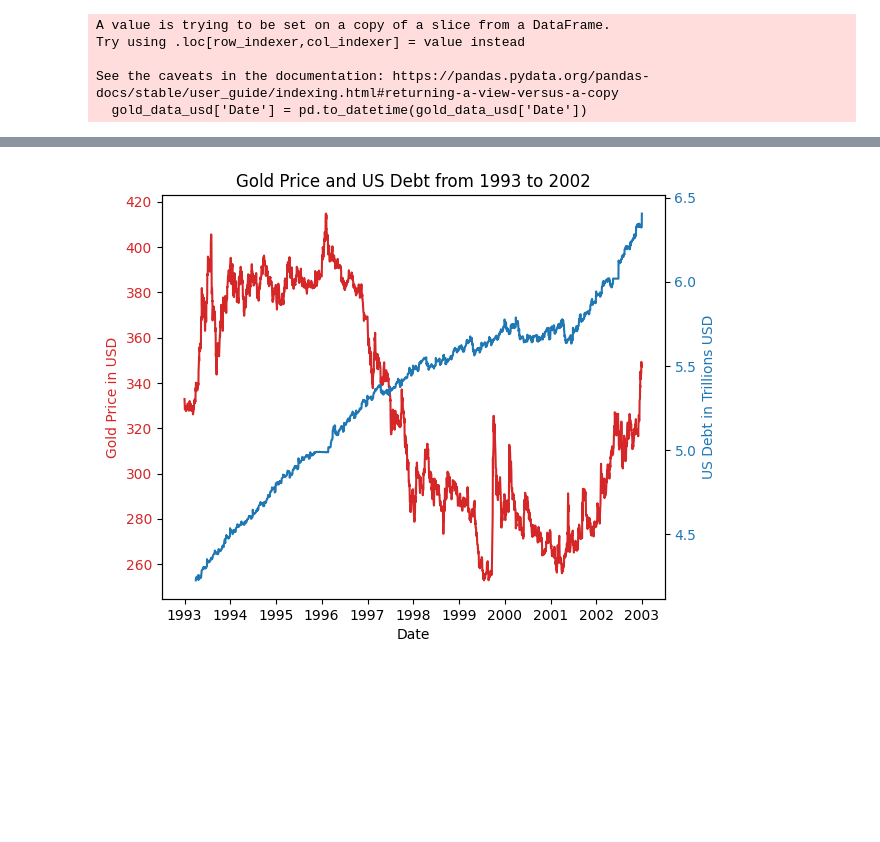
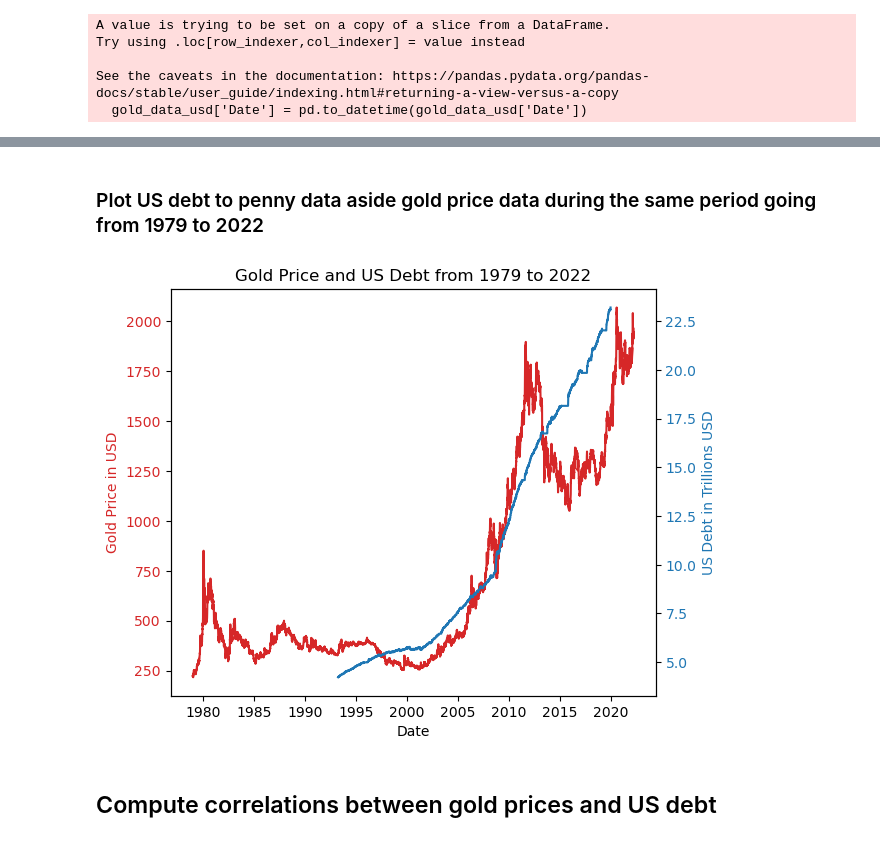
Before and after one commit to pafruchtenreich/ML_for_finance, a Jupyter notebook: notebook.ipynb, the cells around one changed output, grey strips where cells are left out. Saved outputs shown, nothing was run; the diff lists cells and outputs as text; code cells hidden in the pictures; blank space fills up the shorter version.

Commit message:
make_subsections_compute_correlations_merge

```diff
--- a/notebook.ipynb
+++ b/notebook.ipynb
@@ -69,9 +73,7 @@ tips_cpi_df = fetch_data('tips_cpi', '1998-01-01', '2020-01-01', sort='original_
 # Download kaggle dataset of gold price from 1979 to present on a daily basis
 path = kagglehub.dataset_download("jishnukoliyadan/gold-price-1979-present")
 # %%
-# Load the gold price data into a DataFrame
-
-gold_data = pd.read_csv(path + "\Daily_Gold_Price_on_World.csv")
+gold_data = pd.read_csv(path + "/Daily_Gold_Price_on_World.csv")
 gold_data_usd = gold_data[["Date", "US dollar (USD)"]]
 gold_data_usd['Date'] = pd.to_datetime(gold_data_usd['Date'])
 gold_data_usd = gold_data_usd.rename(columns={"US dollar (USD)": "usd_price"})
@@ -115,23 +121,26 @@ plt.show()
+# %% [markdown]
+### Plot US debt to penny data aside gold price data during the same period going from 1979 to 2022
 # %%
-
-# plot US debt to penny data aside gold price data during the same period going from 1993 to 2002
-
 fig, ax1 = plt.subplots()
 
 color = 'tab:red'
 ax1.set_xlabel('Date')
 ax1.set_ylabel('Gold Price in USD', color=color)
-ax1.plot(gold_data_usd['1993':'2002'], color=color)
+ax1.plot(gold_data_usd["usd_price"], color=color)
+#ax1.plot(gold_data_usd['1993':'2002'], color=color)
 ax1.tick_params(axis='y', labelcolor=color)
 
 ax2 = ax1.twinx()
 color = 'tab:blue'
 ax2.set_ylabel('US Debt in Trillions USD', color=color)
-ax2.plot(debt_to_penny_df['1993':'2002'], color=color)
+ax2.plot(debt_to_penny_df["tot_pub_debt_out_amt"], color=color)
+#ax2.plot(debt_to_penny_df['1993':'2002'], color=color)
 ax2.tick_params(axis='y', labelcolor=color)
 
 fig.tight_layout()
-plt.title('Gold Price and US Debt from 1993 to 2002')
+plt.title('Gold Price and US Debt from 1979 to 2022')
 plt.show()
 # %% [output]
-[figure, old version]
+[figure, new version]
+# %% [markdown]
+## Compute correlations between gold prices and US debt
```
Also changed, not shown: parts of 15 cells of this notebook.
